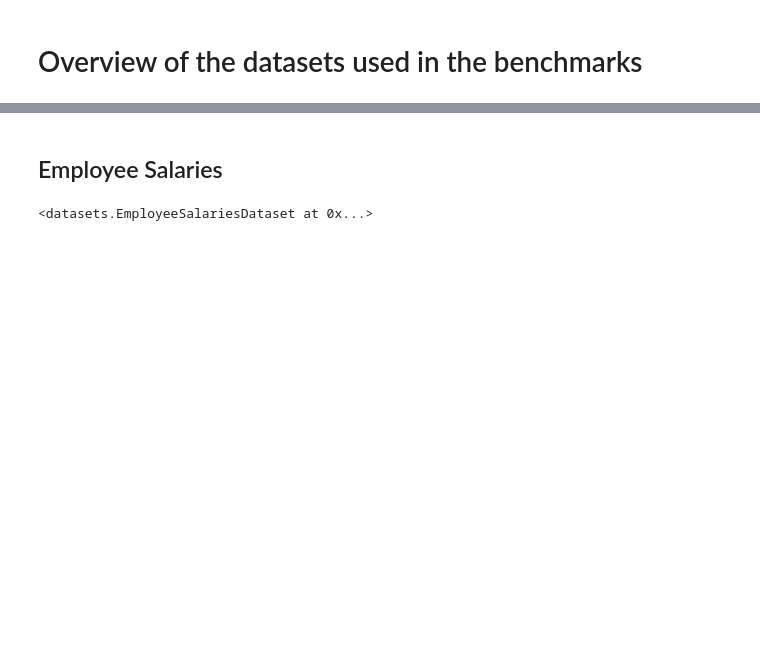
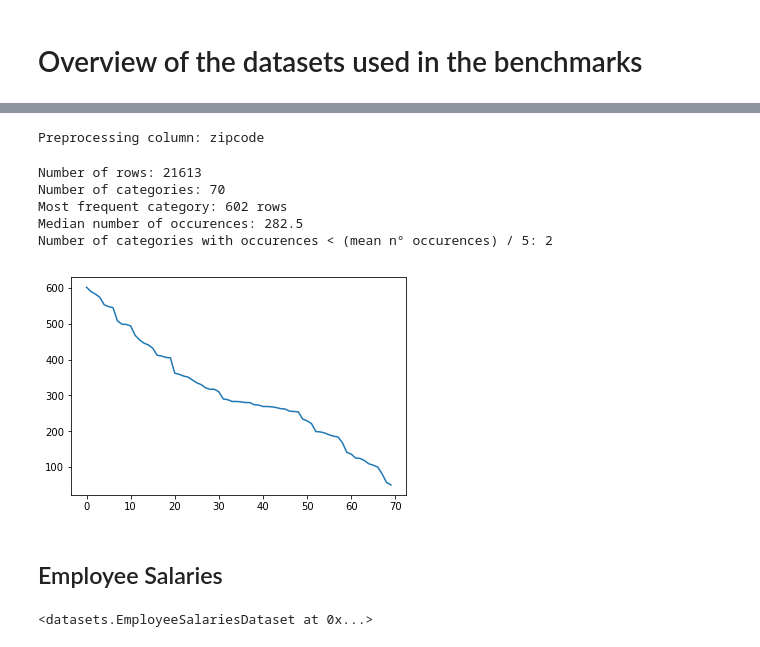
Before and after one commit to jorisvandenbossche/target-encoder-benchmarks, a Jupyter notebook: overview_datasets.ipynb, the cells around one changed output, grey strips where cells are left out. Cells and saved outputs as stored; diff of their text form; code cells hidden in the pictures; blank space fills up the shorter version.

```diff
--- a/overview_datasets.ipynb
+++ b/overview_datasets.ipynb
@@ -29,3 +29,5 @@ def overview_category(cat_column):
                 n_median=n_median, n_under_mean5=n_under_mean5))
 
     plt.plot(np.asarray(cat_column.value_counts()))
+# %%
+data = datasets.get_dataset('house_sales')
@@ -32,3 +61,16 @@ def overview_category(cat_column):
+# %%
+data.preprocess()
+# %% [output]
+Preprocessing column: zipcode
+# %%
+overview_category(data.df['zipcode'])
+# %% [output]
+Number of rows: 21613
+Number of categories: 70
+Most frequent category: 602 rows
+Median number of occurences: 282.5
+Number of categories with occurences < (mean n° occurences) / 5: 2
+[figure, added]
 # %% [markdown]
 ## Employee Salaries
 # %%
```
Also changed, not shown: parts of 12 cells of this notebook, 3 other files.
